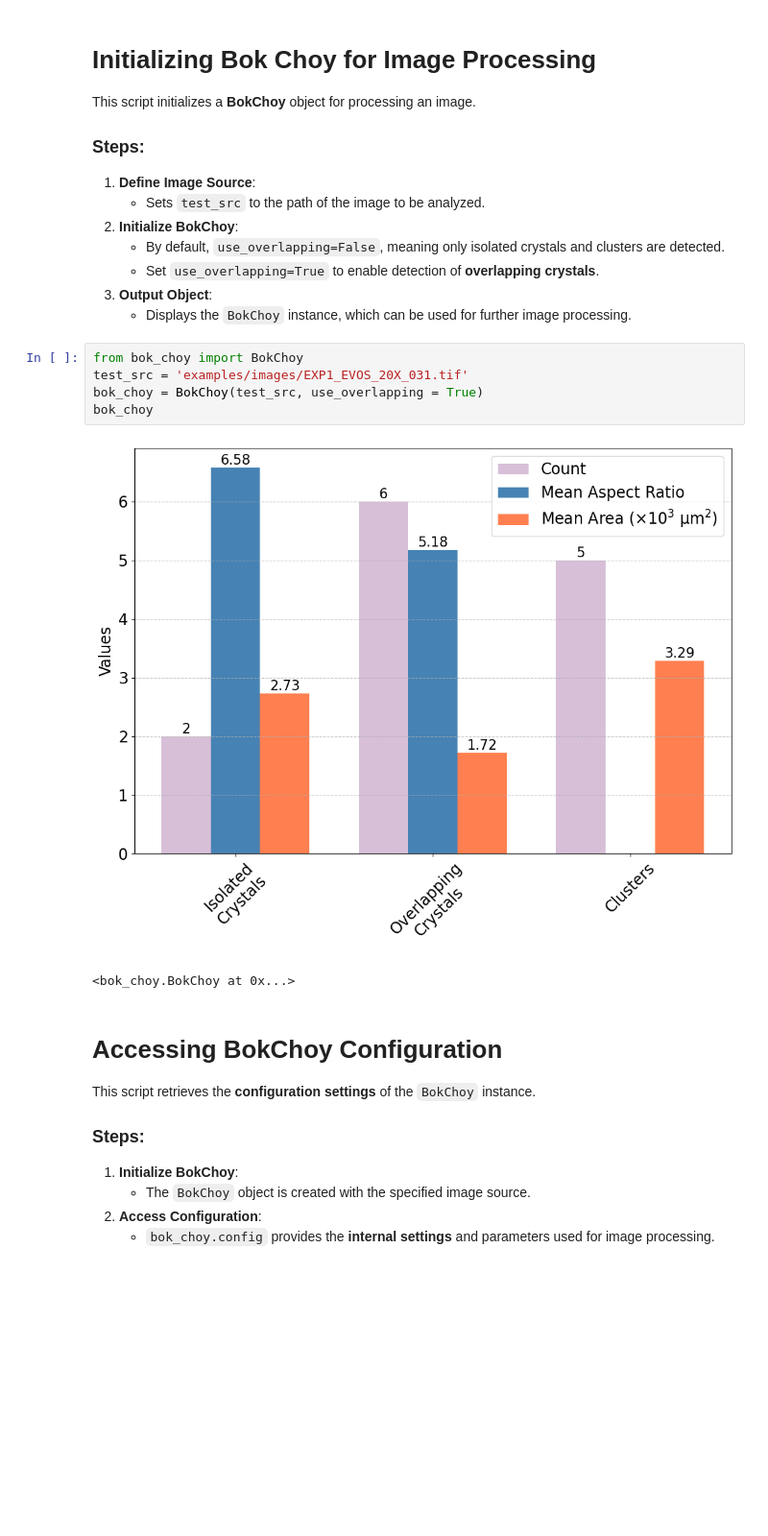
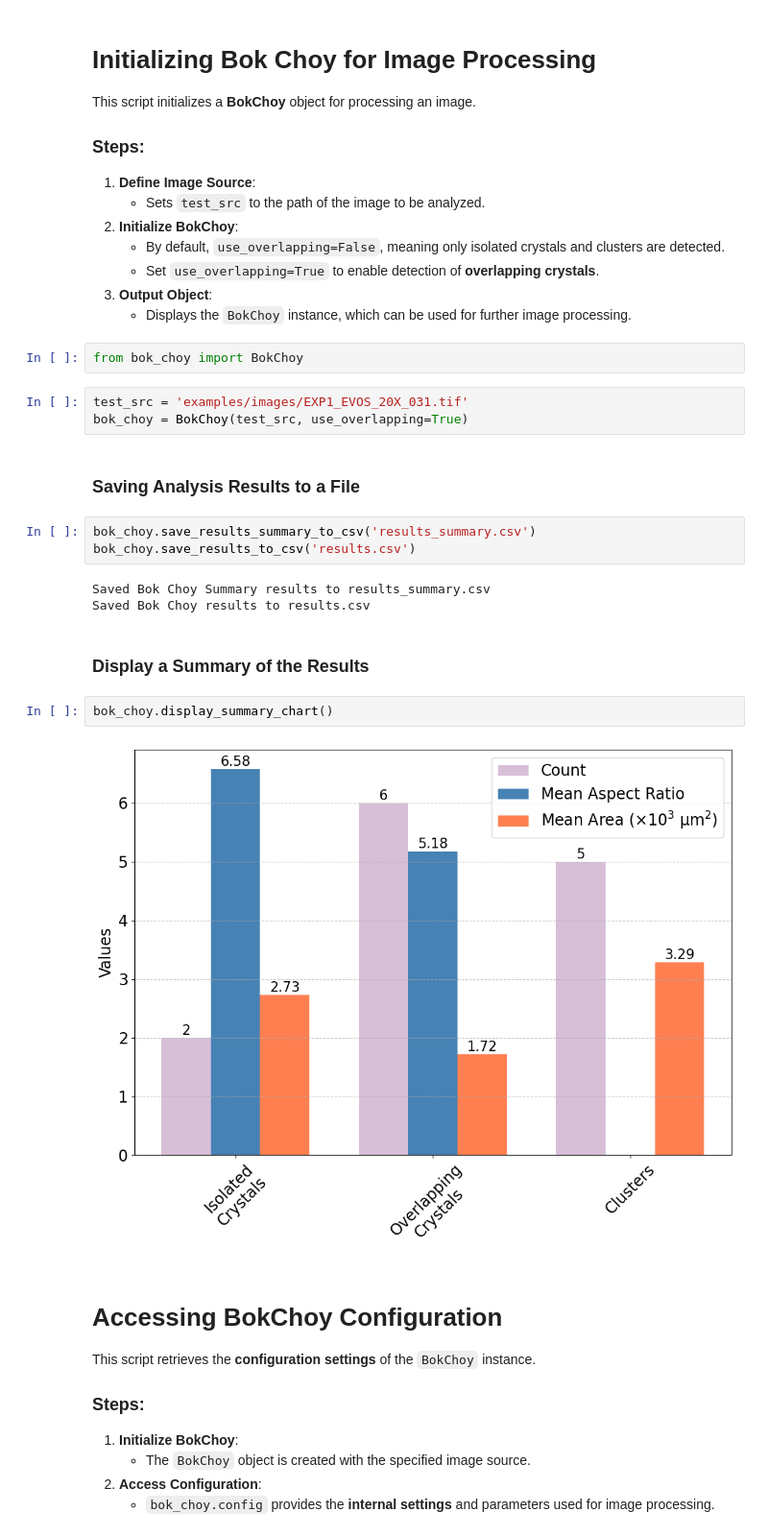
Before and after one commit to uwsunlab/Co-MOF, a Jupyter notebook: example_usage.ipynb, the cells around one changed output. Shown: that part at 96% size. Drawn from its saved outputs; the diff is of its cells as text; blank space fills up the shorter version.

Commit message:
added functions to save results to CSV file

```diff
--- a/example_usage.ipynb
+++ b/example_usage.ipynb
@@ -11,14 +11,25 @@ This script initializes a **BokChoy** object for processing an image.
    - Set `use_overlapping=True` to enable detection of **overlapping crystals**.
 3. **Output Object**:
    - Displays the `BokChoy` instance, which can be used for further image processing.
+# %%
+from bok_choy import BokChoy
 # %%
-from bok_choy import BokChoy
 test_src = 'examples/images/EXP1_EVOS_20X_031.tif'
-bok_choy = BokChoy(test_src, use_overlapping = True)
-bok_choy
+bok_choy = BokChoy(test_src, use_overlapping=True)
-# %% [output]
-[figure, removed]
-<bok_choy.BokChoy at 0x...>
+# %% [markdown]
+### Saving Analysis Results to a File
+# %%
+bok_choy.save_results_summary_to_csv('results_summary.csv')
+bok_choy.save_results_to_csv('results.csv')
+# %% [output]
+Saved Bok Choy Summary results to results_summary.csv
+Saved Bok Choy results to results.csv
+# %% [markdown]
+### Display a Summary of the Results
+# %%
+bok_choy.display_summary_chart()
+# %% [output]
+[figure, added]
 # %% [markdown]
 # Accessing BokChoy Configuration
 
```
Also changed, not shown: parts of 1 cell of this notebook, 2 other files.
